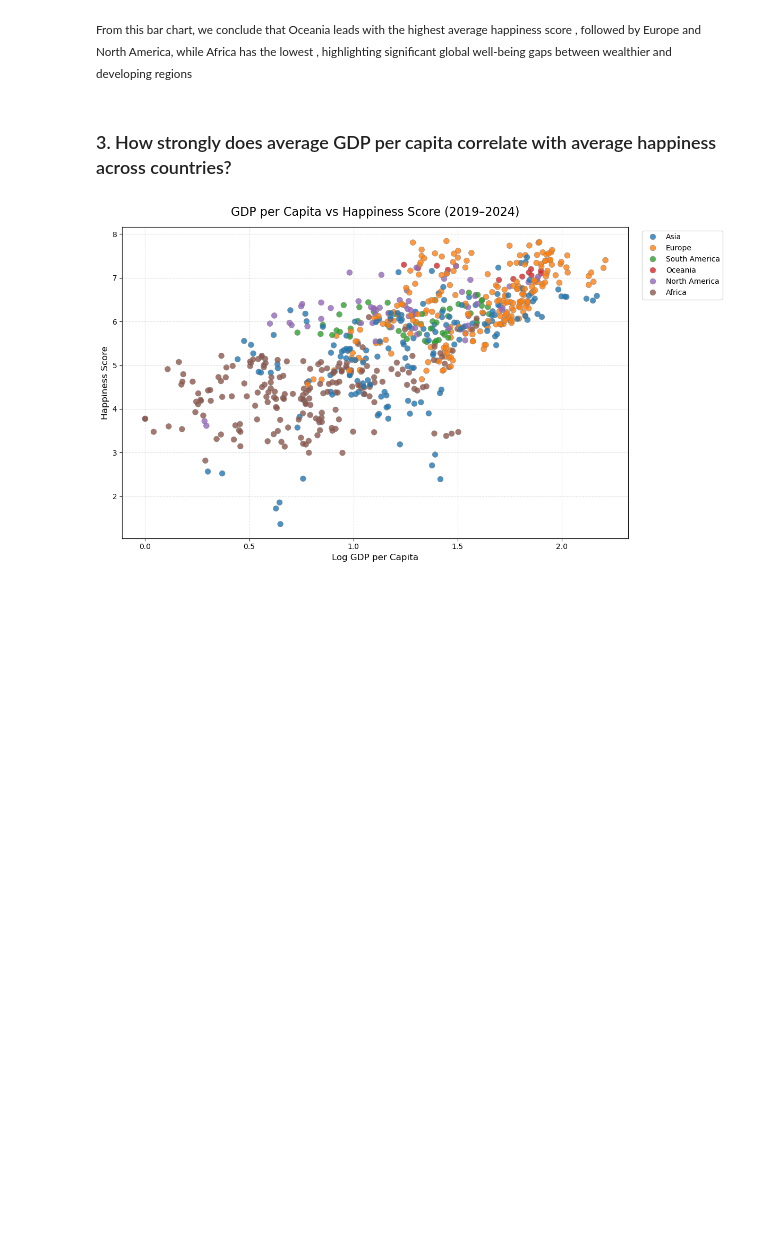
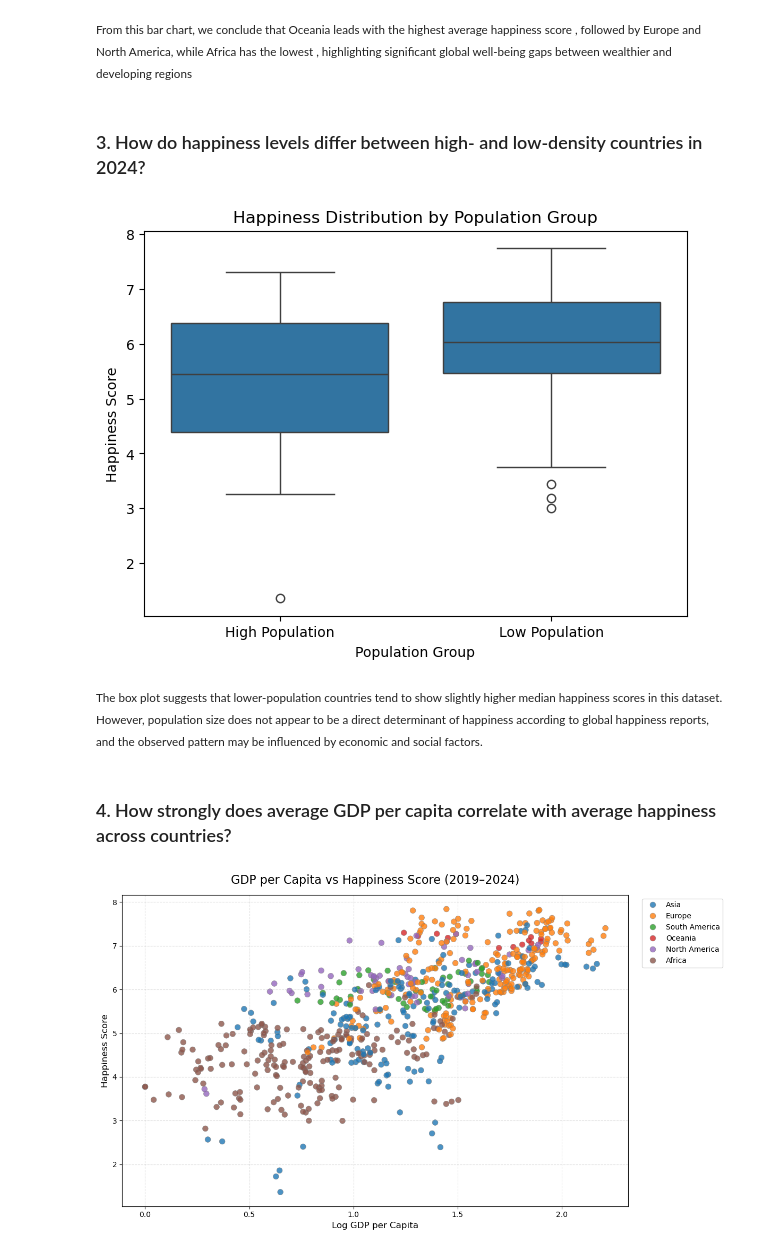
Before and after one commit to sagamohamedsaedaden-dotcom/World-Happiness-Report-2025, a Jupyter notebook: WHR2025.ipynb, the cells around one changed output. Saved outputs shown, nothing was run; the diff lists cells and outputs as text; code cells hidden in the pictures; blank space fills up the shorter version.

```diff
--- a/WHR2025.ipynb
+++ b/WHR2025.ipynb
@@ -138,8 +139,10 @@ df_final['Population']=df_final['Population'].astype('int64')
 ### 1. Which are the top 10 happiest countries in 2024?
 # %%
 # Filter 2024 data
-df_2024 = df_final[df_final['Year'] == 2024]
+df_2024 = df_final[df_final['Year'] == 2024].copy()
 
 # Get top 10 happiest
 top_10_approx = df_2024.sort_values('Life evaluation (3-year average)',
                 ascending=False).head(10)[['Country name', 'Life evaluation (3-year average)']]
+
+top_10_approx
@@ -206,8 +221,39 @@ plt.show()
 [figure]
 # %% [markdown]
 <small> From this bar chart, we conclude that Oceania leads with the highest average happiness score , followed by Europe and North America, while Africa has the lowest , highlighting significant global well-being gaps between wealthier and developing regions </small>
+# %% [markdown]
+### 3. How do happiness levels differ between high- and low-density countries in 2024?
+# %%
+# Remove missing values
+df_2024 = df_2024.dropna(subset=['Population', 'Life evaluation (3-year average)'])
+
+# Create High vs Low groups using median
+median_pop = df_2024['Population'].median()
+
+df_2024['Population Group'] = df_2024['Population'].apply(
+    lambda x: 'High Population' if x >= median_pop else 'Low Population'
+)
+
+
+# plot
+plt.figure(figsize=(7,5))
+sns.boxplot(
+    data=df_2024,
+    x='Population Group',
+    y='Life evaluation (3-year average)'
+)
+
+plt.title('Happiness Distribution by Population Group')
+plt.xlabel('Population Group')
+plt.ylabel('Happiness Score')
+plt.show()
+# %% [output]
+[figure, added]
+# %% [markdown]
+<small>The box plot suggests that lower-population countries tend to show slightly higher median happiness scores in this dataset. However, population size does not appear to be a direct determinant of happiness according to global happiness reports, and the observed pattern may be influenced by economic and social factors.
+</samll>
 # %% [markdown]
-### 3. How strongly does average GDP per capita correlate with average happiness across countries?
+### 4. How strongly does average GDP per capita correlate with average happiness across countries?
 # %%
 # Average metrics by country
 df_avg = df_final.groupby('Country name').agg({
```
Also changed, not shown: parts of 14 cells of this notebook, 3 other files.
